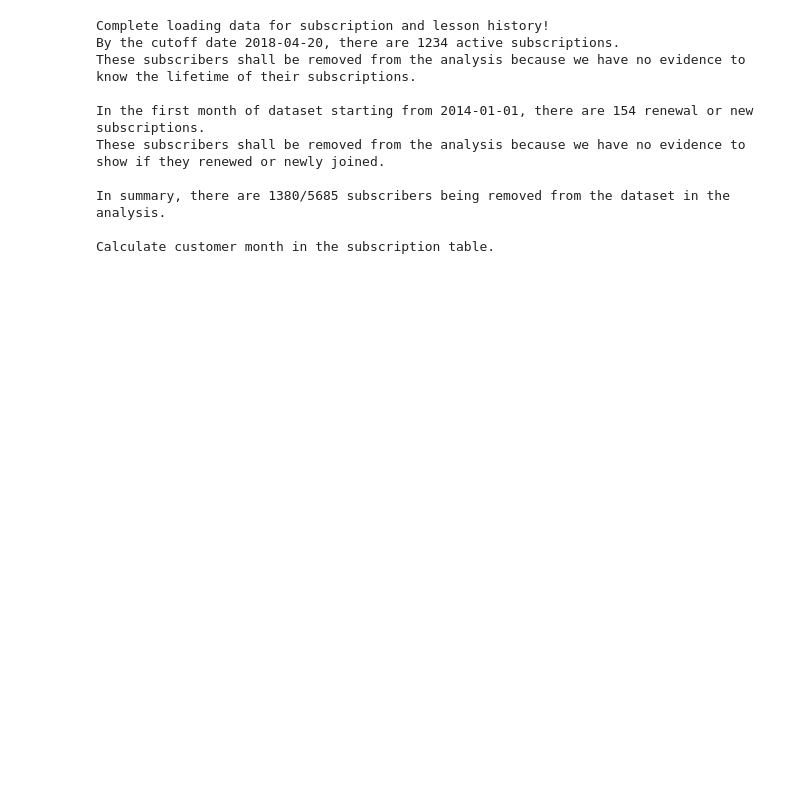
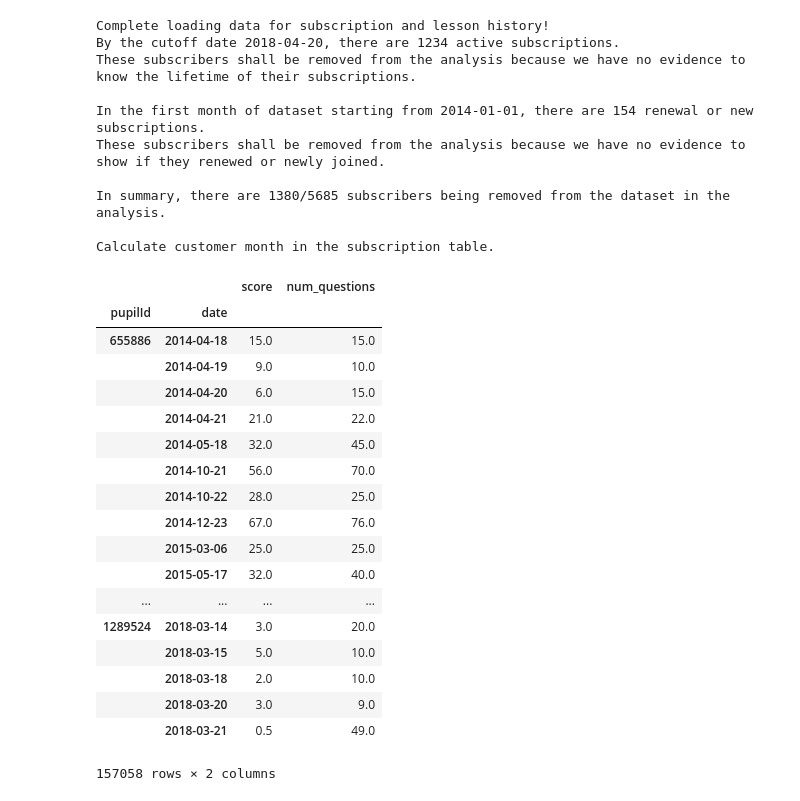
Before and after one commit to vicaws/Whizz, a Jupyter notebook: Code/Churn/Churn/NB_FeatureDefinition.ipynb, the cells around one changed output. Cells and saved outputs as stored; diff of their text form; code cells hidden in the pictures; blank space fills up the shorter version.

```diff
--- a/Code/Churn/Churn/NB_FeatureDefinition.ipynb
+++ b/Code/Churn/Churn/NB_FeatureDefinition.ipynb
@@ -81,0 +48,40 @@ num_outcome['num_assess'] = num_outcome['num_attempt'] - num_outcome['num_repl']
+# %%
+df_lesson_daily = df_lesson1.groupby(['pupilId', 'date'])[['score','totalQuestions']].sum()
+df_lesson_daily.rename(columns={'score':'score_complete', 'totalQuestions':'question_complete'},
+                       inplace=True)
+
+df_incomp_combineAttempts = df_incomp1.groupby('incomplete_lesson_log_id')[['pupilId', 'date', 'score','total_questions']].last()
+df_incomp_combineAttempts.reset_index(inplace=True)
+
+df_incomp_daily = df_incomp_combineAttempts.groupby(['pupilId', 'date'])[['score','total_questions']].sum()
+df_incomp_daily.rename(columns={'score':'score_incomplete', 'total_questions':'question_incomplete'},
+                       inplace=True)
+
+df = pd.concat([df_lesson_daily, df_incomp_daily], axis=1)
+df.fillna(0.0, inplace=True)
+df['score'] = df.score_complete + df.score_incomplete
+df['num_questions'] = df.question_complete + df.question_incomplete
+# %%
+df.drop(columns=['score_complete', 'score_incomplete', 'question_complete', 'question_incomplete'], inplace=True)
+# %%
+df
+# %% [output]
+|  |  | score | num_questions |
+| pupilId | date |  |  |
+| 655886 | 2014-04-18 | 15.0 | 15.0 |
+|  | 2014-04-19 | 9.0 | 10.0 |
+|  | 2014-04-20 | 6.0 | 15.0 |
+|  | 2014-04-21 | 21.0 | 22.0 |
+|  | 2014-05-18 | 32.0 | 45.0 |
+|  | 2014-10-21 | 56.0 | 70.0 |
+|  | 2014-10-22 | 28.0 | 25.0 |
+|  | 2014-12-23 | 67.0 | 76.0 |
+|  | 2015-03-06 | 25.0 | 25.0 |
+|  | 2015-05-17 | 32.0 | 40.0 |
+| ... | ... | ... | ... |
+| 1289524 | 2018-03-14 | 3.0 | 20.0 |
+|  | 2018-03-15 | 5.0 | 10.0 |
+|  | 2018-03-18 | 2.0 | 10.0 |
+|  | 2018-03-20 | 3.0 | 9.0 |
+|  | 2018-03-21 | 0.5 | 49.0 |
+157058 rows × 2 columns
```
Also changed, not shown: parts of 2 cells of this notebook, 2 other files.
